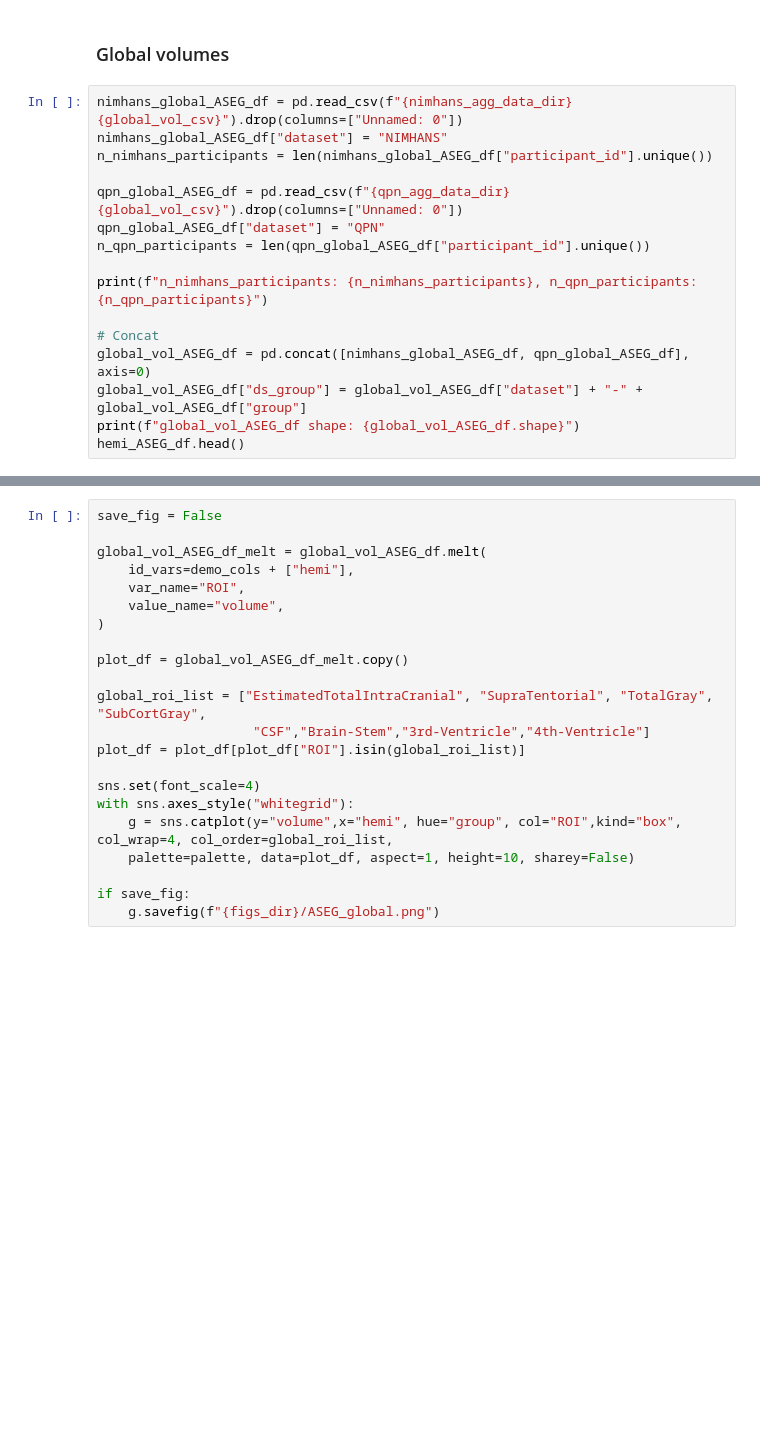
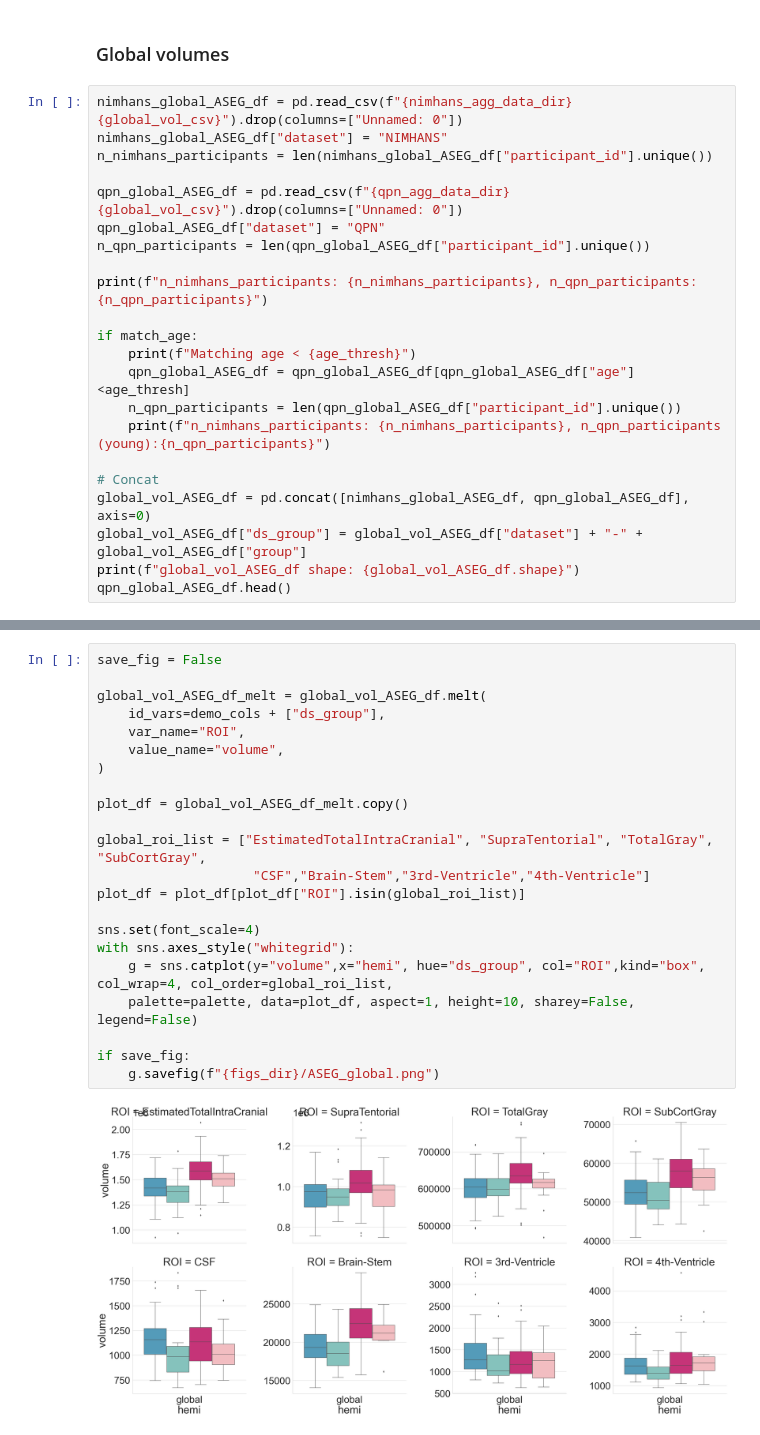
Before and after one commit to neurodatascience/mr_proc-nimhans_serb, a Jupyter notebook: analysis/CT/notebooks/population_comparisons.ipynb, the cells around one changed output, grey strips where cells are left out. Saved outputs shown, nothing was run; the diff lists cells and outputs as text; blank space fills up the shorter version.

```diff
--- a/analysis/CT/notebooks/population_comparisons.ipynb
+++ b/analysis/CT/notebooks/population_comparisons.ipynb
@@ -153,8 +190,14 @@ n_qpn_participants = len(qpn_global_ASEG_df["participant_id"].unique())
 
 print(f"n_nimhans_participants: {n_nimhans_participants}, n_qpn_participants:{n_qpn_participants}")
 
+if match_age:
+    print(f"Matching age < {age_thresh}")
+    qpn_global_ASEG_df = qpn_global_ASEG_df[qpn_global_ASEG_df["age"]<age_thresh]
+    n_qpn_participants = len(qpn_global_ASEG_df["participant_id"].unique())
+    print(f"n_nimhans_participants: {n_nimhans_participants}, n_qpn_participants (young):{n_qpn_participants}")
+
 # Concat
 global_vol_ASEG_df = pd.concat([nimhans_global_ASEG_df, qpn_global_ASEG_df], axis=0)
 global_vol_ASEG_df["ds_group"] = global_vol_ASEG_df["dataset"] + "-" + global_vol_ASEG_df["group"]
 print(f"global_vol_ASEG_df shape: {global_vol_ASEG_df.shape}")
-hemi_ASEG_df.head()
+qpn_global_ASEG_df.head()
@@ -161,22 +216,24 @@ hemi_ASEG_df.head()
 # %%
 save_fig = False
 
 global_vol_ASEG_df_melt = global_vol_ASEG_df.melt(
-    id_vars=demo_cols + ["hemi"],
+    id_vars=demo_cols + ["ds_group"],
     var_name="ROI",
     value_name="volume",
 )
 
 plot_df = global_vol_ASEG_df_melt.copy()
 
 global_roi_list = ["EstimatedTotalIntraCranial", "SupraTentorial", "TotalGray", "SubCortGray",
                     "CSF","Brain-Stem","3rd-Ventricle","4th-Ventricle"]
 plot_df = plot_df[plot_df["ROI"].isin(global_roi_list)]
 
 sns.set(font_scale=4)
 with sns.axes_style("whitegrid"):
-    g = sns.catplot(y="volume",x="hemi", hue="group", col="ROI",kind="box", col_wrap=4, col_order=global_roi_list,
-    palette=palette, data=plot_df, aspect=1, height=10, sharey=False)
+    g = sns.catplot(y="volume",x="hemi", hue="ds_group", col="ROI",kind="box", col_wrap=4, col_order=global_roi_list,
+    palette=palette, data=plot_df, aspect=1, height=10, sharey=False, legend=False)
 
 if save_fig:
     g.savefig(f"{figs_dir}/ASEG_global.png")
+# %% [output]
+[figure, added]
```
Also changed, not shown: parts of 13 cells of this notebook, 1 other file.
